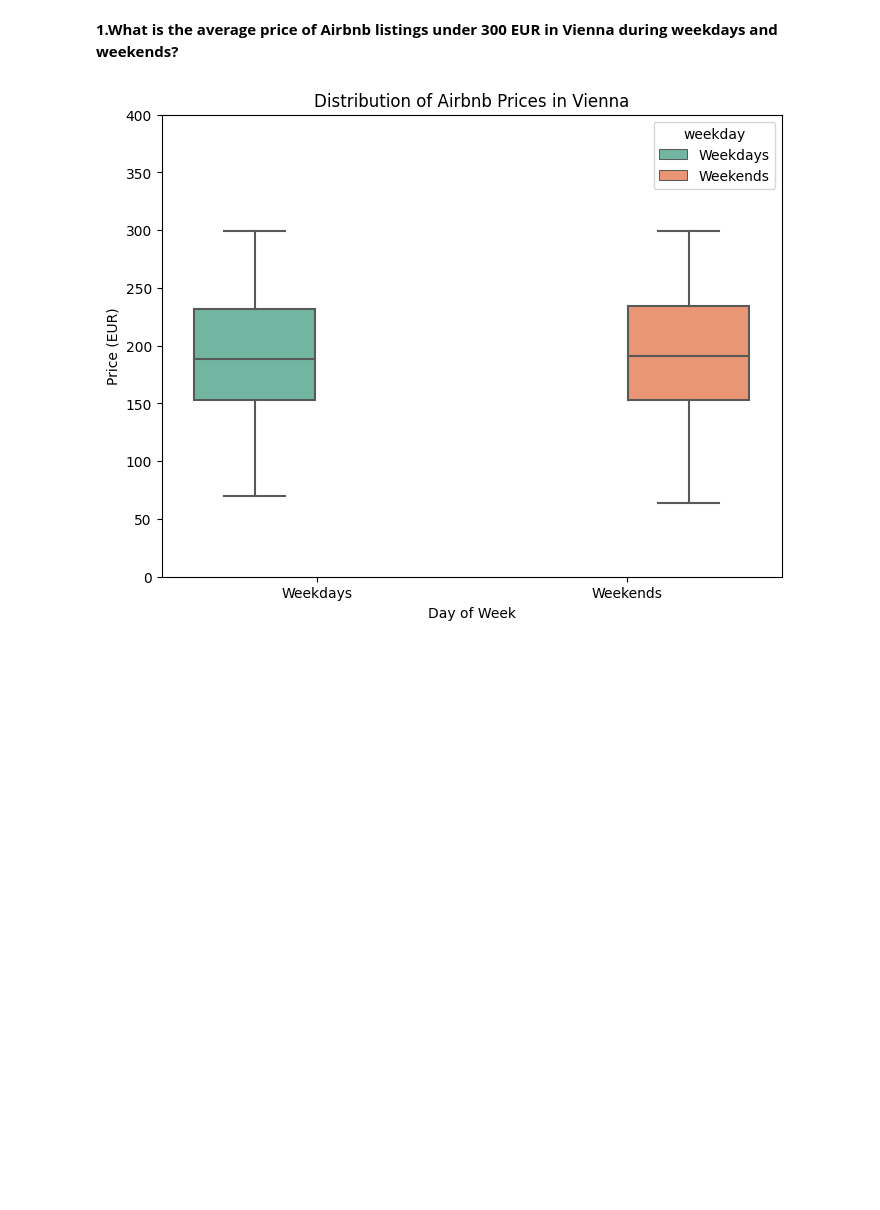
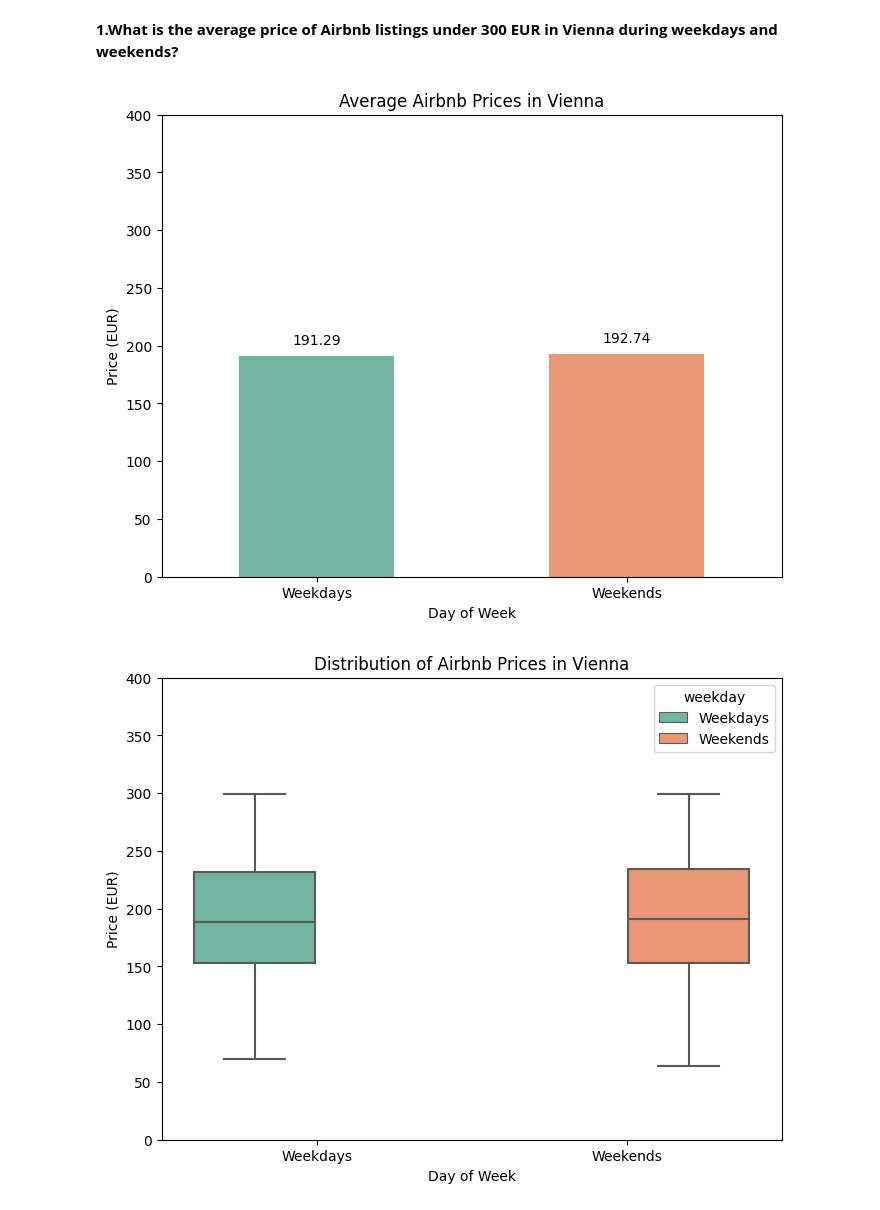
Before and after one commit to Durgajanakala/CS_625_data, a Jupyter notebook: hw_7.ipynb, the cells around one changed output. Saved outputs shown, nothing was run; the diff lists cells and outputs as text; code cells hidden in the pictures; blank space fills up the shorter version.

```diff
--- a/hw_7.ipynb
+++ b/hw_7.ipynb
@@ -2,6 +2,42 @@
 <a href="https://colab.research.google.com/github/Durgajanakala/CS_625_data/blob/main/hw_7.ipynb" target="_parent"><img src="https://colab.research.google.com/assets/colab-badge.svg" alt="Open In Colab"/></a>
 # %% [markdown]
 **1.What is the average price of Airbnb listings under 300 EUR in Vienna during weekdays and weekends?**
+# %%
+import pandas as pd
+import seaborn as sns
+import matplotlib.pyplot as plt
+
+# Load the datasets
+weekdays = pd.read_csv("vienna_weekdays.csv")
+weekends = pd.read_csv("vienna_weekends.csv")
+
+# Filter the data to prices under 300 EUR
+weekdays = weekdays[weekdays['realSum'] < 300]
+weekends = weekends[weekends['realSum'] < 300]
+
+# Concatenate the datasets and create a new column indicating the day of week
+data = pd.concat([weekdays.assign(day='Weekdays'), weekends.assign(day='Weekends')])
+
+# Calculate the mean price for each day of week
+means = data.groupby('day')['realSum'].mean().reset_index()
+
+# Create a bar chart of Airbnb prices for weekdays and weekends
+plt.figure(figsize=(8, 6))
+sns.barplot(x='day', y='realSum', data=means, palette='Set2', width=0.5)
+
+# Add labels and set y-axis limit
+plt.title('Average Airbnb Prices in Vienna')
+plt.xlabel('Day of Week')
+plt.ylabel('Price (EUR)')
+plt.ylim(0, 400)
+
+# Add value labels to the bars
+for i, v in enumerate(means['realSum']):
+    plt.text(i, v + 10, str(round(v, 2)), ha='center')
+
+plt.show()
+# %% [output]
+[figure, added]
 # %%
 import pandas as pd
 import seaborn as sns
```
Also changed, not shown: parts of 5 cells of this notebook.
